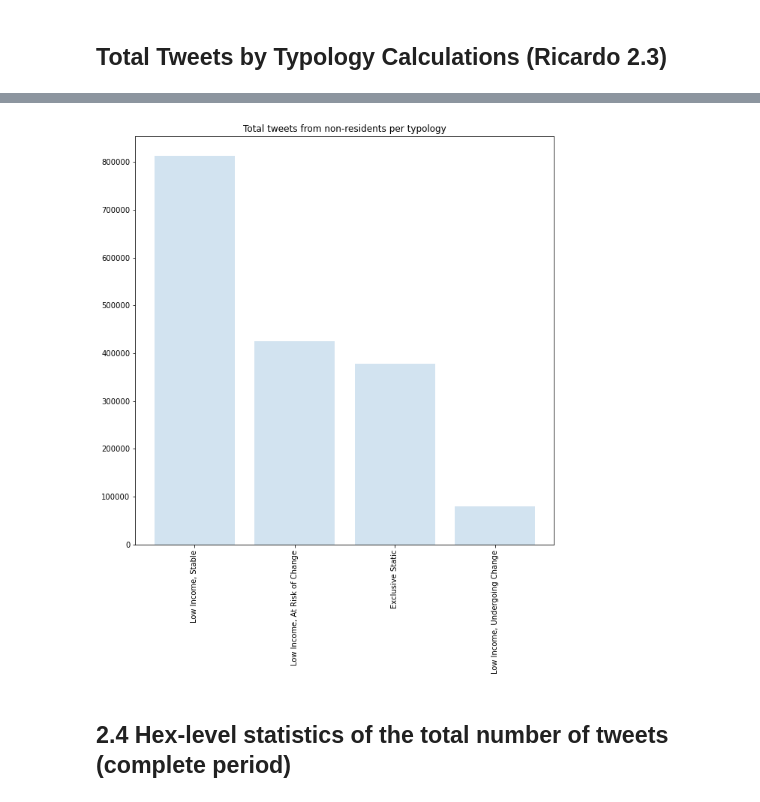
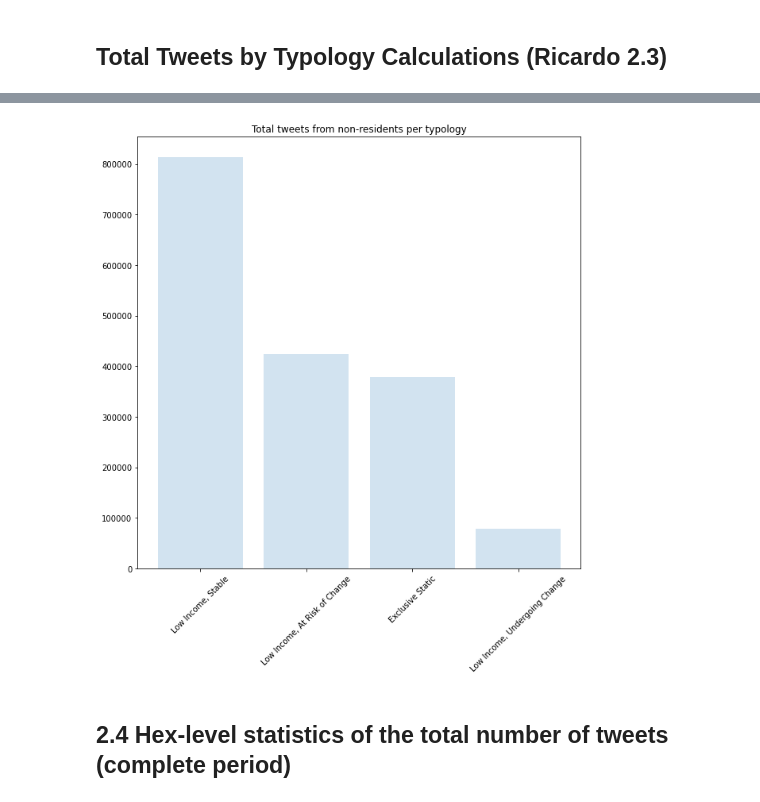
Before and after one commit to rpasquini/twitter_and_displacement, a Jupyter notebook: notebooks/Revised Analysis Example Counts by Typologies - Hong Kong.ipynb, the cells around one changed output, grey strips where cells are left out. Drawn from its saved outputs; the diff is of its cells as text; code cells hidden in the pictures.

```diff
--- a/notebooks/Revised Analysis Example Counts by Typologies - Hong Kong.ipynb
+++ b/notebooks/Revised Analysis Example Counts by Typologies - Hong Kong.ipynb
@@ -293,11 +293,11 @@ plt.show()
 # %%
 fig, ax = plt.subplots()
 plt.title('Total tweets from non-residents per typology')
 ax.bar(stats1['standardized_types'], stats1['nonresidentsandnonneighbors','sum'], alpha=0.2)
-plt.xticks(rotation=90)
+plt.xticks(rotation=45)
 plt.show()
 # %% [output]
-[figure, old version]
+[figure, new version]
 # %% [markdown]
 ## 2.4 Hex-level statistics of the total number of tweets (complete period)
 # %%
```
Also changed, not shown: parts of 13 cells of this notebook, 1 other file.
